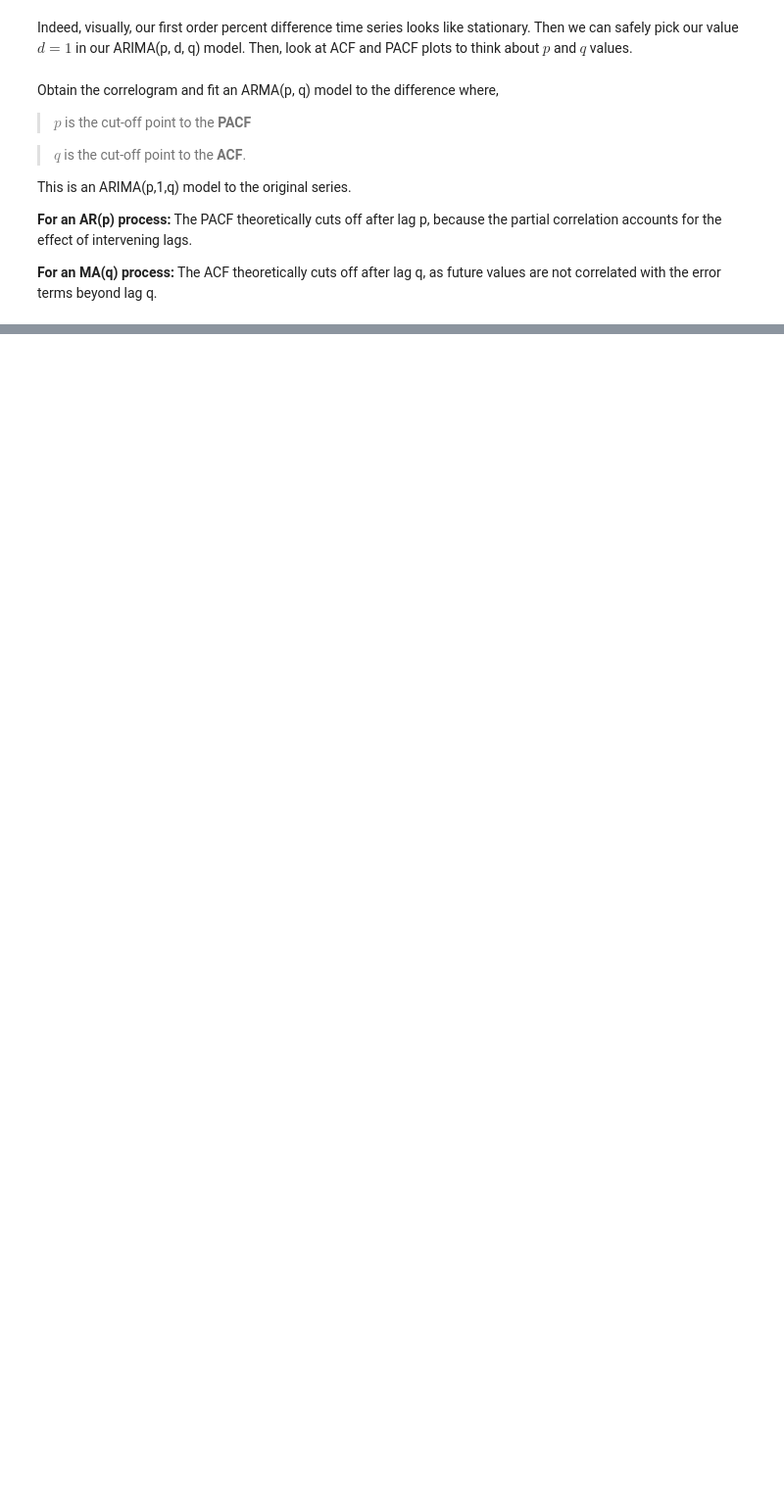
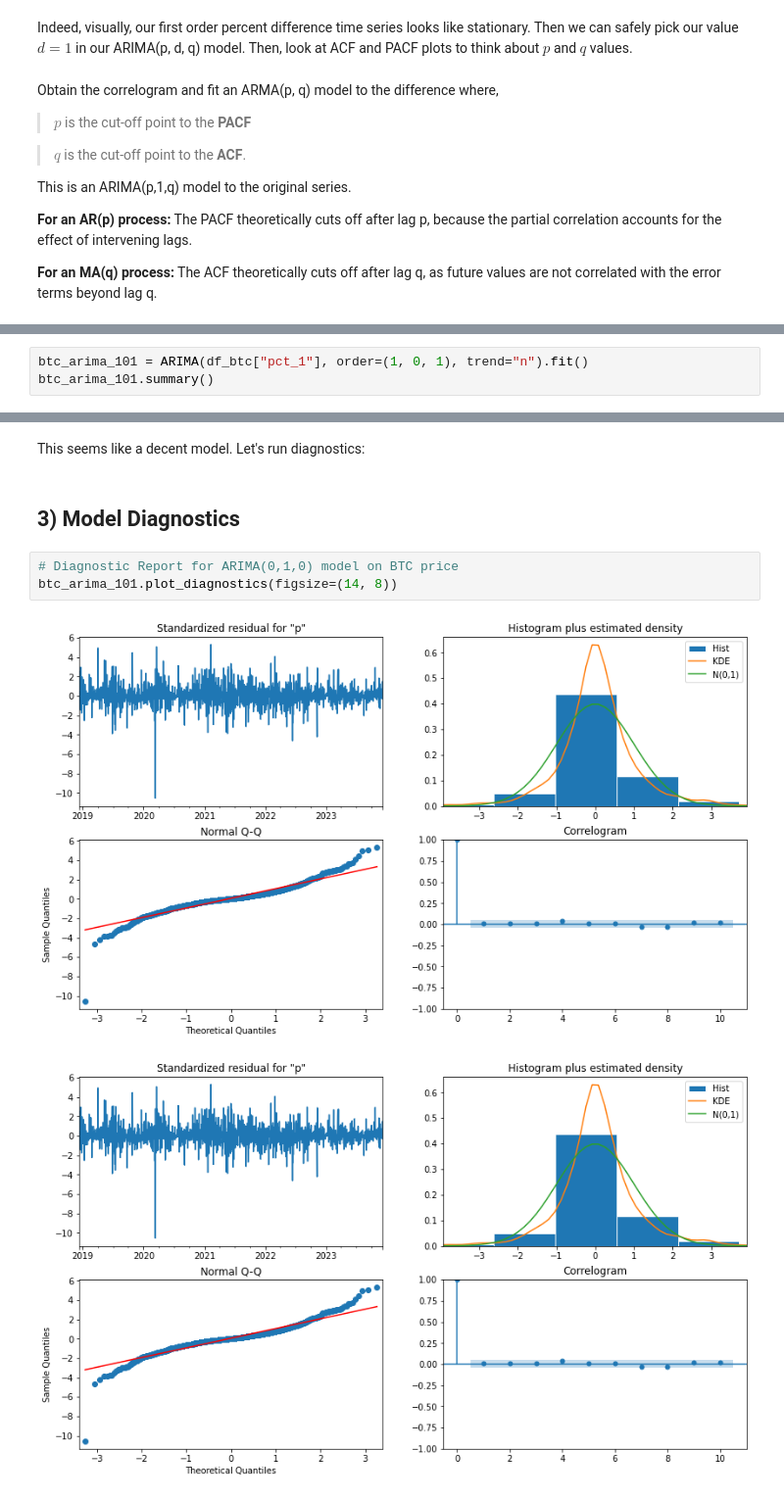
Before and after one commit to adevrent/wqu_mscfe, a Jupyter notebook: Financial Econometrics/M4/BTC_ARIMA_practice.ipynb, the cells around one changed output, grey strips where cells are left out. Shown: that part at 98% size. Cells and saved outputs as stored; diff of their text form; blank space fills up the shorter version.

```diff
--- a/Financial Econometrics/M4/BTC_ARIMA_practice.ipynb
+++ b/Financial Econometrics/M4/BTC_ARIMA_practice.ipynb
@@ -114,0 +160,3 @@ plot_pacf(df_btc.loc[:, "pct_1"], title="PACF", ax=axs[1])
+# %%
+btc_arima_101 = ARIMA(df_btc["pct_1"], order=(1, 0, 1), trend="n").fit()
+btc_arima_101.summary()
@@ -114,0 +182,10 @@ plot_pacf(df_btc.loc[:, "pct_1"], title="PACF", ax=axs[1])
+# %% [markdown]
+This seems like a decent model. Let's run diagnostics:
+# %% [markdown]
+## 3) Model Diagnostics
+# %%
+# Diagnostic Report for ARIMA(0,1,0) model on BTC price
+btc_arima_101.plot_diagnostics(figsize=(14, 8))
+# %% [output]
+[figure, added]
+[figure, added]
```
Also changed, not shown: parts of 15 cells of this notebook, 1 other file.
